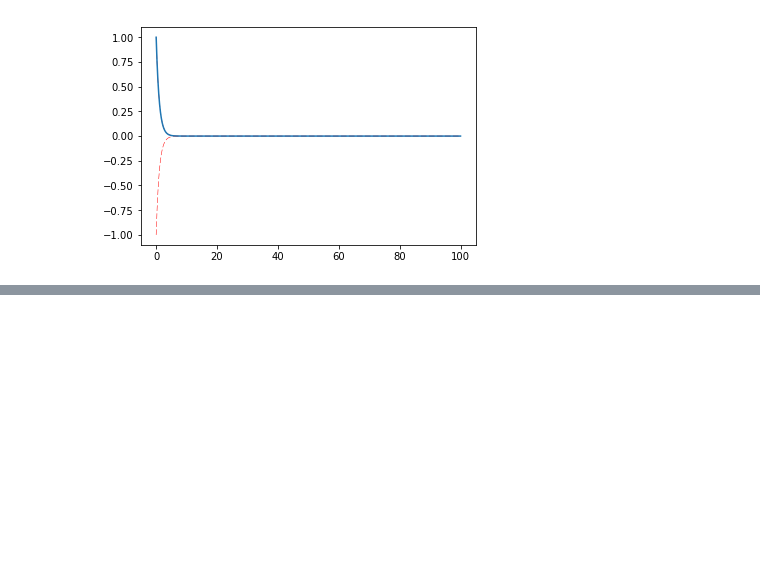
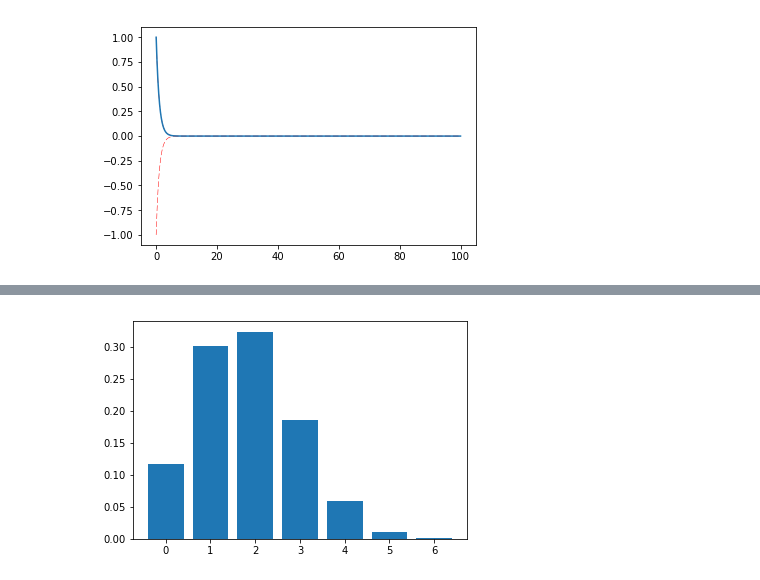
Before and after one commit to msakuta/notebooks, a Jupyter notebook: InteractiveDemo.ipynb, the cells around one changed output, grey strips where cells are left out. Cells and saved outputs as stored; diff of their text form; code cells hidden in the pictures; blank space fills up the shorter version.

Commit message:
Add interactive binomial distribution

```diff
--- a/InteractiveDemo.ipynb
+++ b/InteractiveDemo.ipynb
@@ -128,0 +155,10 @@ interact(pltdecos, m=(1,100,0.1), a=(1,100,0.1), b=(0.1,50,0.1));
+# %%
+def pltbinom(b,p):
+    x = np.arange(b+1)
+    rv = sp.stats.binom(b,p)
+    plt.bar(x, rv.pmf(x))
+    plt.title('Binomial distribution with n=' + str(n) + ', p=')
+
+interact(pltbinom, b=(1,100,1), p=(0,1,0.01));
+# %% [output]
+[figure, added]
```
Also changed, not shown: parts of 1 cell of this notebook.
